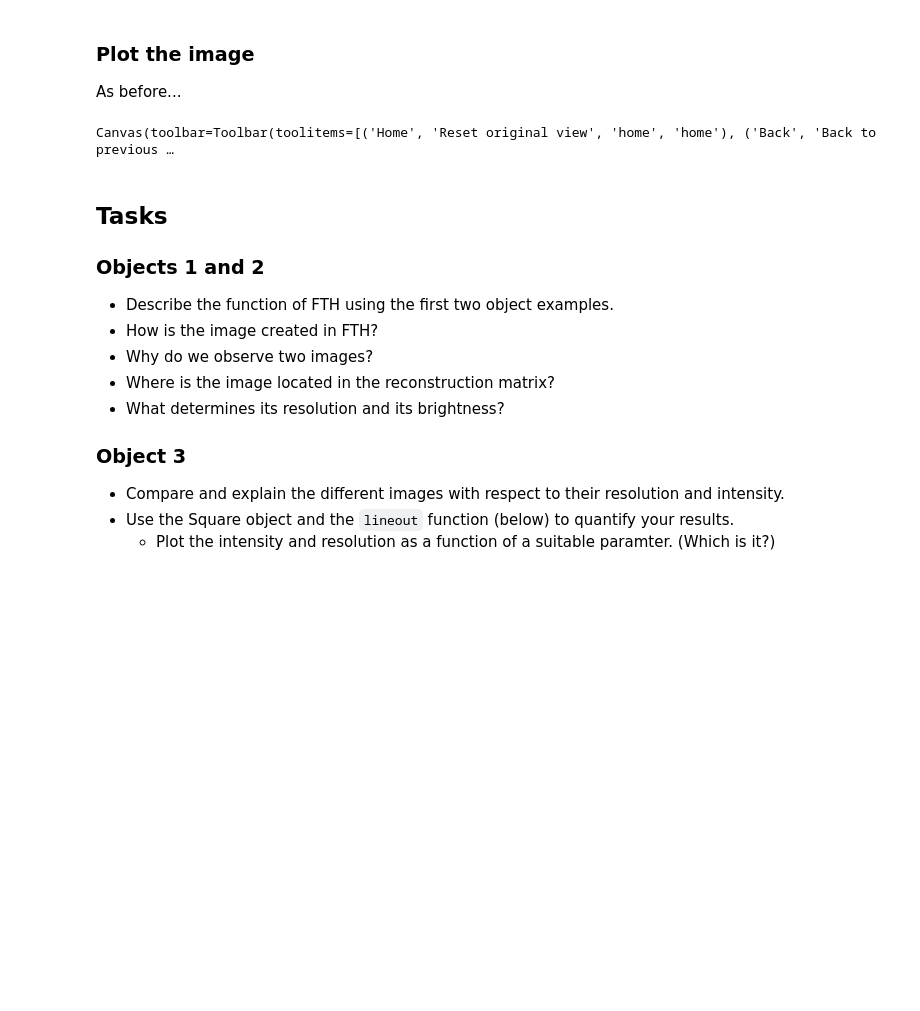
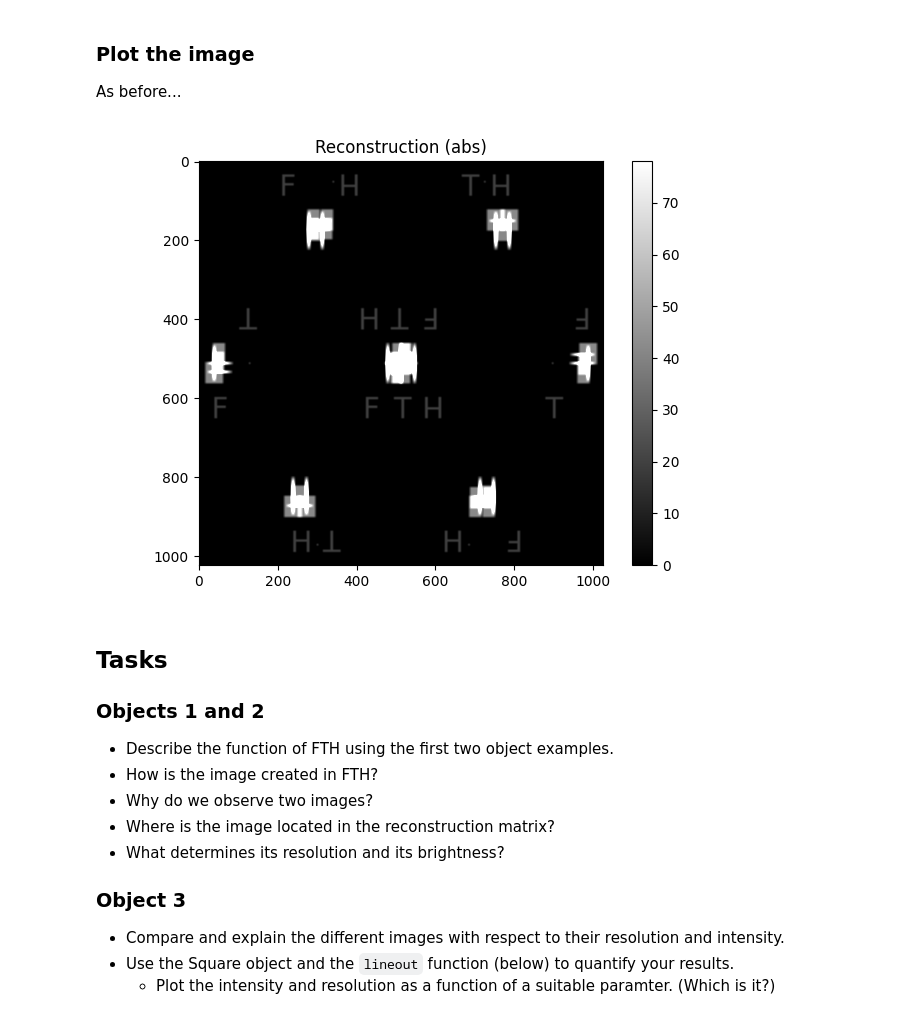
Before and after one commit to bp-mbi/FP-O4_FTH, a Jupyter notebook: FTH_COMP.ipynb, the cells around one changed output. Drawn from its saved outputs; the diff is of its cells as text; code cells hidden in the pictures; blank space fills up the shorter version.

```diff
--- a/FTH_COMP.ipynb
+++ b/FTH_COMP.ipynb
@@ -97,21 +97,21 @@ recon = np.abs(np.fft.ifftshift(np.fft.ifft2(np.fft.fftshift(hologram))))
 
 As before...
 # %%
-MinV, MaxV = np.percentile(recon,(3,90))
+MinV, MaxV = np.percentile(recon,(50,98))
 
 fig, ax = plt.subplots()
 
 ax = plt.imshow(recon, cmap = 'gray', vmin = MinV, vmax = MaxV)
 plt.colorbar()
 plt.title('Reconstruction (abs)')
 
 fig.tight_layout()
 
 #save image and data
 plt.savefig(your_folder + prefix + 'recon.png')
 np.save(your_folder + prefix + 'recon', recon) #saves as numpy array. can be opened in another notebook with np.load('filepath')
 # %% [output]
-Canvas(toolbar=Toolbar(toolitems=[('Home', 'Reset original view', 'home', 'home'), ('Back', 'Back to previous …
+[figure, added]
 # %% [markdown]
 ## Tasks
 
```
Also changed, not shown: parts of 3 cells of this notebook, 16 other files.
